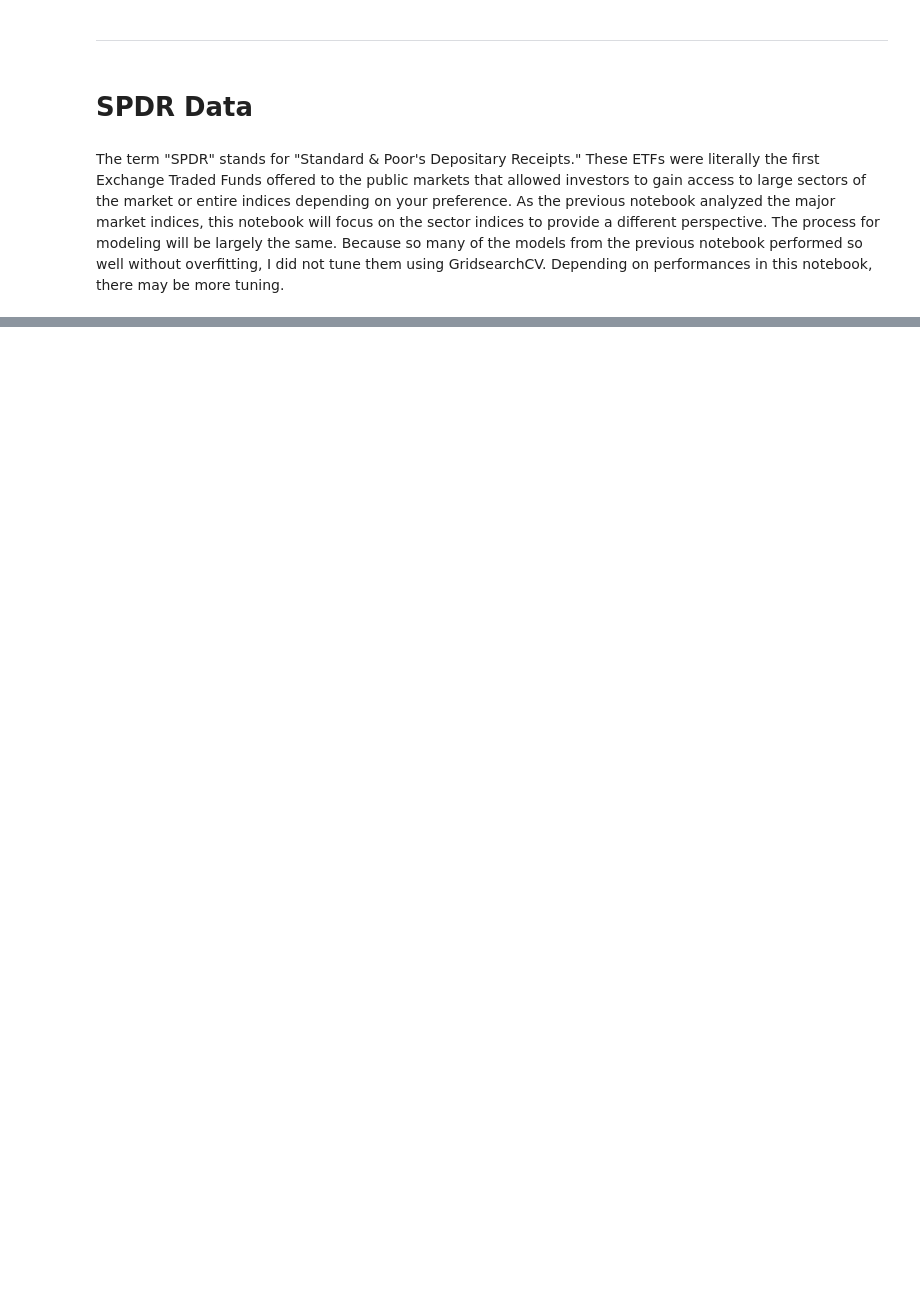
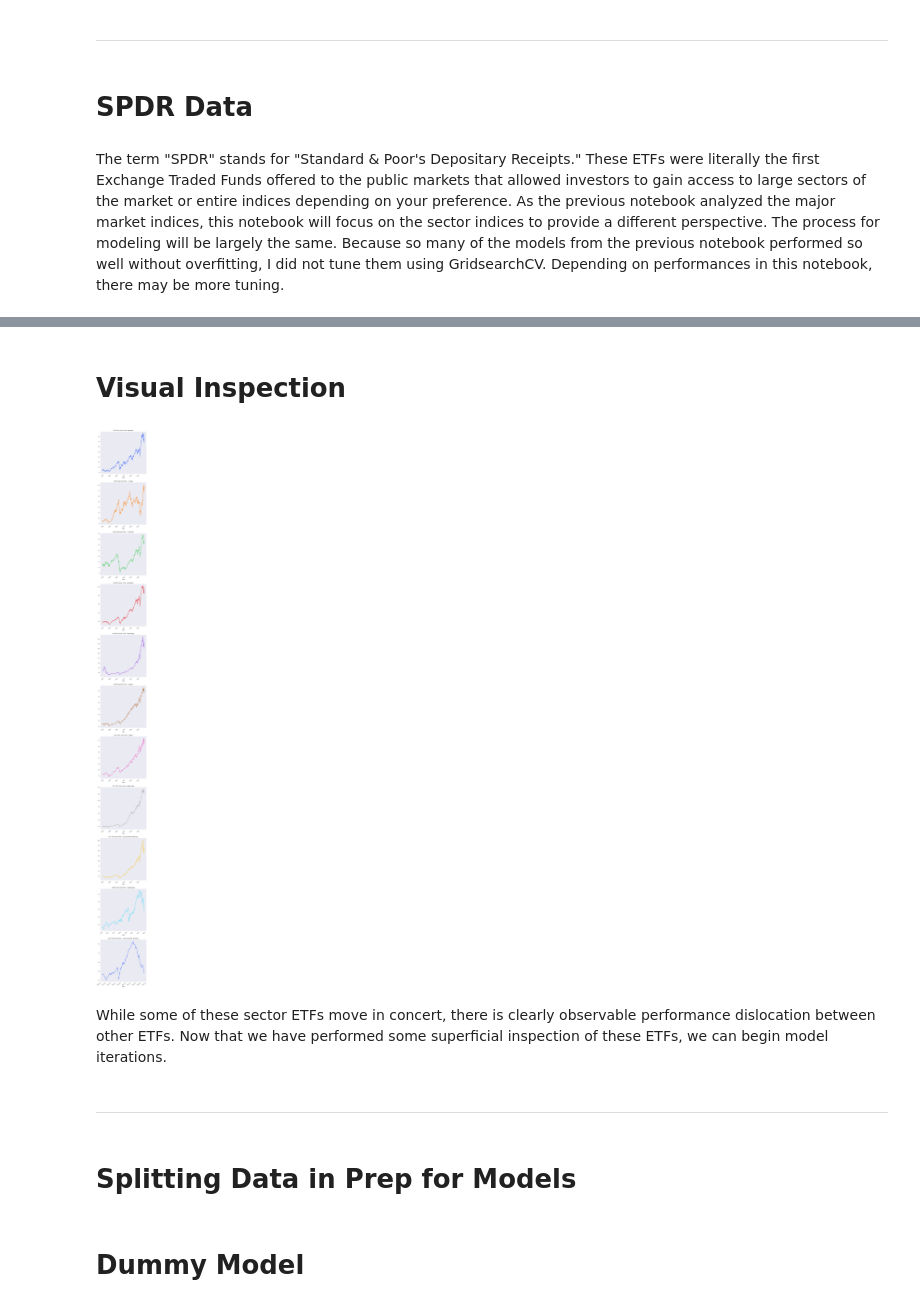
Before and after one commit to dvdhartsman/Stock_Market_Analysis, a Jupyter notebook: 2_SPDR_ETFs.ipynb, the cells around one changed output, grey strips where cells are left out. Drawn from its saved outputs; the diff is of its cells as text; code cells hidden in the pictures; blank space fills up the shorter version.

```diff
--- a/2_SPDR_ETFs.ipynb
+++ b/2_SPDR_ETFs.ipynb
@@ -19,7 +19,7 @@ from sklearn.tree import DecisionTreeClassifier, ExtraTreeClassifier
 from sklearn.ensemble import ExtraTreesClassifier, RandomForestClassifier, VotingClassifier, StackingClassifier
 from sklearn.linear_model import LogisticRegression
 from sklearn.metrics import ConfusionMatrixDisplay, accuracy_score, recall_score, precision_score, f1_score, \
-log_loss, auc, roc_auc_score, roc_curve
+log_loss, auc, roc_auc_score, roc_curve, confusion_matrix
 from sklearn.pipeline import Pipeline
 from sklearn.compose import ColumnTransformer, make_column_selector as selector
 from sklearn.ensemble import AdaBoostClassifier
@@ -29,8 +29,14 @@ import xgboost
 from xgboost import XGBClassifier
 # from imblearn.over_sampling import SMOTE
 
+import datetime as dt
+
+# New import of my custom class
+from classification_classes import Model
+
 pd.set_option("display.max_rows", 25)
 pd.set_option('display.max_columns', 35)
+sns.set_style("dark")
 # %%
 import warnings
 
@@ -273 +345,22 @@ As you can see, the longer the time horizon, the more likely that any ETF will h
+# %% [markdown]
+# Visual Inspection
+# %%
+# Plotting price over time
+sectors = ["Materials", "Energy", "Financials", "Industrials", "Technology", "Staples", "Utilites", "Health Care",\
+          "Consumer Discretionary", "Real Estate", "Communication Services"]
+
+palette = sns.color_palette("bright", n_colors=11)
+fig, ax = plt.subplots(nrows=11, figsize=(7,96))
+
+for num, i in enumerate(tickers):
+    df[df["Ticker"]==i]["Adj Close"].rolling(window=20).mean().\
+    plot(kind="line", color=palette[num], title=f"{i} Price Over Time - {sectors[num]}", ax=ax[num])
+# %% [output]
+[figure, added]
+# %% [markdown]
+While some of these sector ETFs move in concert, there is clearly observable performance dislocation between other ETFs. Now that we have performed some superficial inspection of these ETFs, we can begin model iterations.
+# %% [markdown]
+<hr style="border: 2px solid green">
+# %% [markdown]
+# Splitting Data in Prep for Models
 # %%
@@ -277,0 +413,2 @@ value_counts(normalize=True).unstack().plot(kind="bar", ax=ax)
+# %% [markdown]
+# Dummy Model
```
Also changed, not shown: parts of 19 cells of this notebook, 1 other file.
